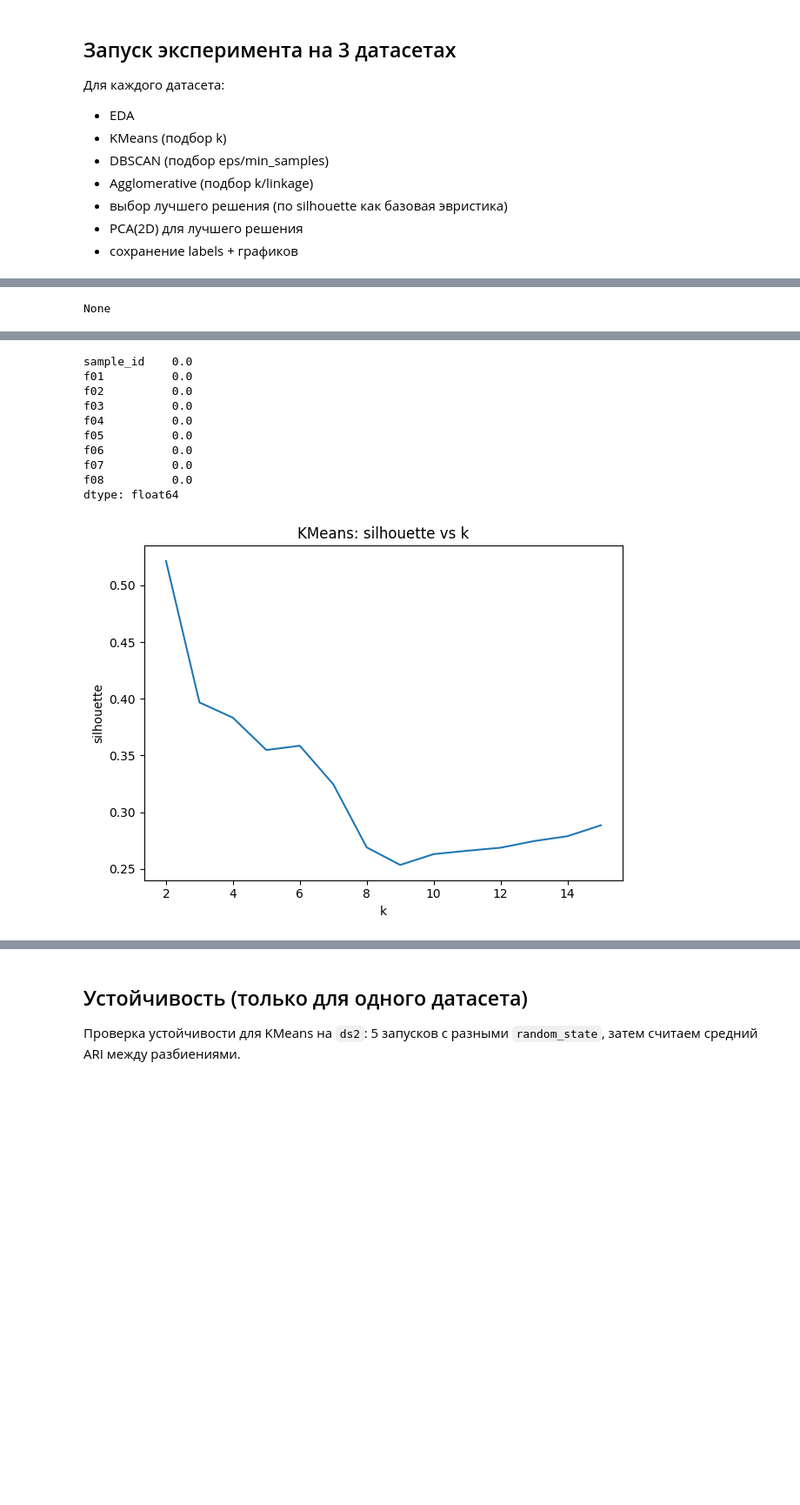
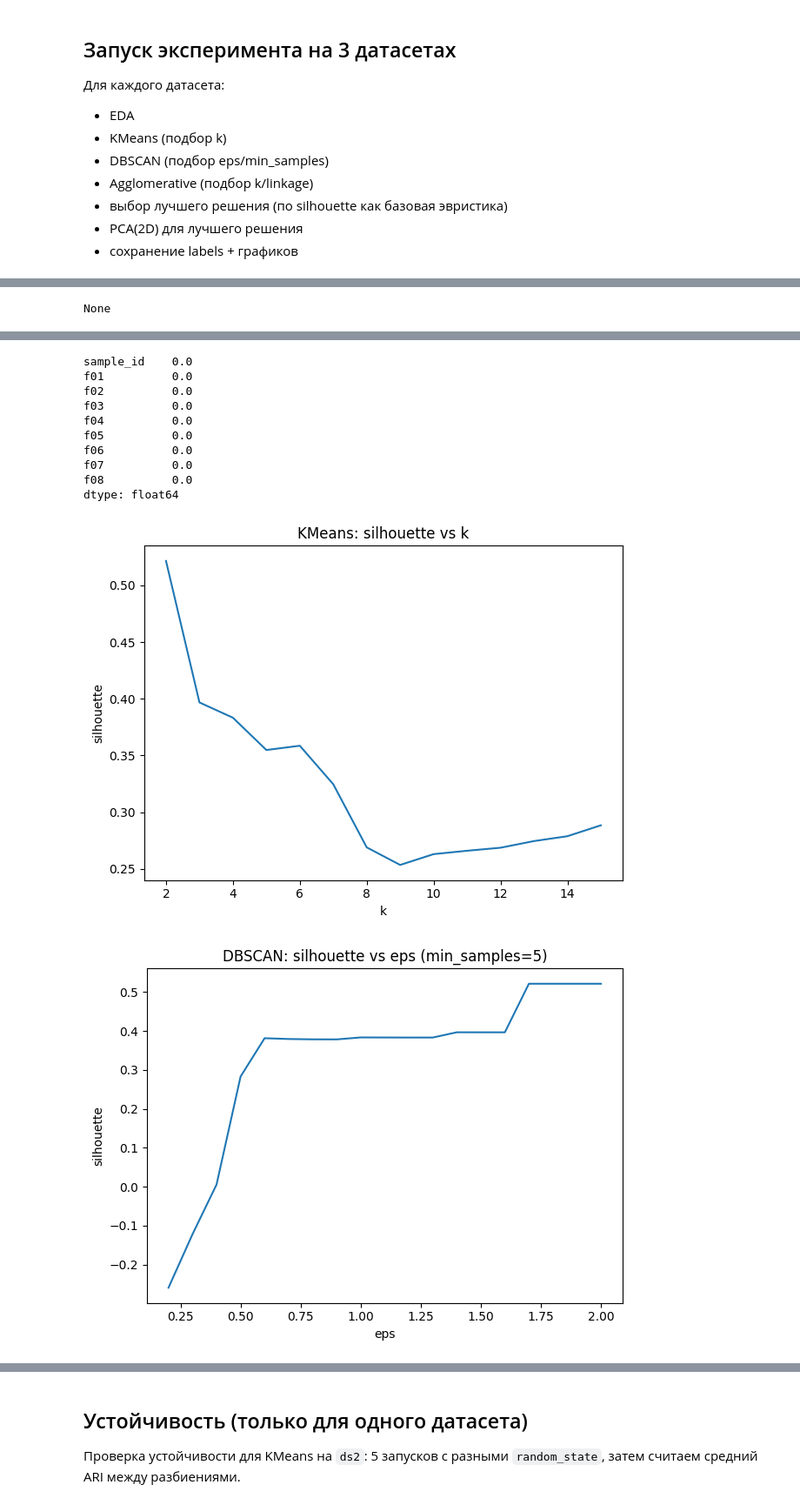
Before and after one commit to temkinsx/mirea-aie-2025, a Jupyter notebook: homeworks/HW07/HW07.ipynb, the cells around one changed output, grey strips where cells are left out. Shown at 87% size. Cells and saved outputs as stored; diff of their text form; code cells hidden in the pictures; blank space fills up the shorter version.

```diff
--- a/homeworks/HW07/HW07.ipynb
+++ b/homeworks/HW07/HW07.ipynb
@@ -165,9 +167,38 @@ def search_dbscan(X_scaled, eps_grid=None, min_samples_grid=(5, 10)):
 
 Для dataset 01–03 достаточно `StandardScaler`, так как признаки числовые и находятся в разных шкалах.
 # %%
-preprocess = Pipeline([
-    ("scaler", StandardScaler())
-])
+from typing import List
+
+
+def build_preprocessor(X: pd.DataFrame):
+    num_cols: List[str] = X.select_dtypes(include=[np.number]).columns.tolist()
+    cat_cols: List[str] = [c for c in X.columns if c not in num_cols]
+
+    transformers = []
+    if num_cols:
+        transformers.append((
+            'num',
+            Pipeline([
+                ('imputer', SimpleImputer(strategy='median')),
+                ('scaler', StandardScaler()),
+            ]),
+            num_cols
+        ))
+
+    if cat_cols:
+        transformers.append((
+            'cat',
+            Pipeline([
+                ('imputer', SimpleImputer(strategy='most_frequent')),
+                ('encoder', OneHotEncoder(handle_unknown='ignore', sparse=False)),
+            ]),
+            cat_cols
+        ))
+
+    if not transformers:
+        raise ValueError('Нет признаков для препроцессинга')
+
+    return ColumnTransformer(transformers=transformers, sparse_threshold=0.0)
 # %% [markdown]
 ## Запуск эксперимента на 3 датасетах
 
@@ -196,6 +227,7 @@ for ds_key, path in DATASETS.items():
     df, sample_id, X = load_dataset(path)
     basic_eda(df)
 
+    preprocess = build_preprocessor(X)
     X_scaled = preprocess.fit_transform(X)
 
     km_rows, km_best = search_kmeans(X_scaled, 2, 15)
@@ -264,30 +296,31 @@ Data columns (total 9 columns):
  2   f02        12000 non-null  float64
  3   f03        12000 non-null  float64
  4   f04        12000 non-null  float64
  5   f05        12000 non-null  float64
  6   f06        12000 non-null  float64
  7   f07        12000 non-null  float64
  8   f08        12000 non-null  float64
 dtypes: float64(8), int64(1)
 memory usage: 843.9 KB
 None
 |  | sample_id | f01 | f02 | f03 | f04 | f05 | f06 | f07 | f08 |
 | count | 12000.00000 | 12000.000000 | 12000.000000 | 12000.000000 | 12000.000000 | 12000.000000 | 12000.000000 | 12000.000000 | 12000.000000 |
 | mean | 5999.50000 | -2.424716 | 19.107804 | -0.222063 | -8.284501 | -0.190717 | 0.962972 | 0.033724 | 0.007638 |
 | std | 3464.24595 | 11.014315 | 60.790338 | 0.500630 | 59.269838 | 7.026435 | 14.794713 | 59.541782 | 0.607053 |
 | min | 0.00000 | -19.912573 | -92.892652 | -1.590979 | -134.303679 | -11.869169 | -20.521164 | -215.098834 | -2.633469 |
 | 25% | 2999.75000 | -9.472623 | -40.282955 | -0.125145 | -48.345007 | -5.132473 | -8.807706 | -39.900520 | -0.401483 |
 | 50% | 5999.50000 | -6.869404 | 54.069335 | -0.031753 | 16.211728 | 0.444730 | -6.134169 | -0.578494 | 0.005306 |
 | 75% | 8999.25000 | 0.523841 | 70.280739 | 0.054980 | 28.067178 | 3.942368 | 2.334426 | 39.719821 | 0.410132 |
 | max | 11999.00000 | 24.403381 | 112.229523 | 0.512277 | 75.088604 | 13.717091 | 41.452857 | 213.381767 | 2.490745 |
 sample_id    0.0
 f01          0.0
 f02          0.0
 f03          0.0
 f04          0.0
 f05          0.0
 f06          0.0
 f07          0.0
 f08          0.0
 dtype: float64
 [figure]
+[figure, added]
```
Also changed, not shown: parts of 5 cells of this notebook, 11 other files.
